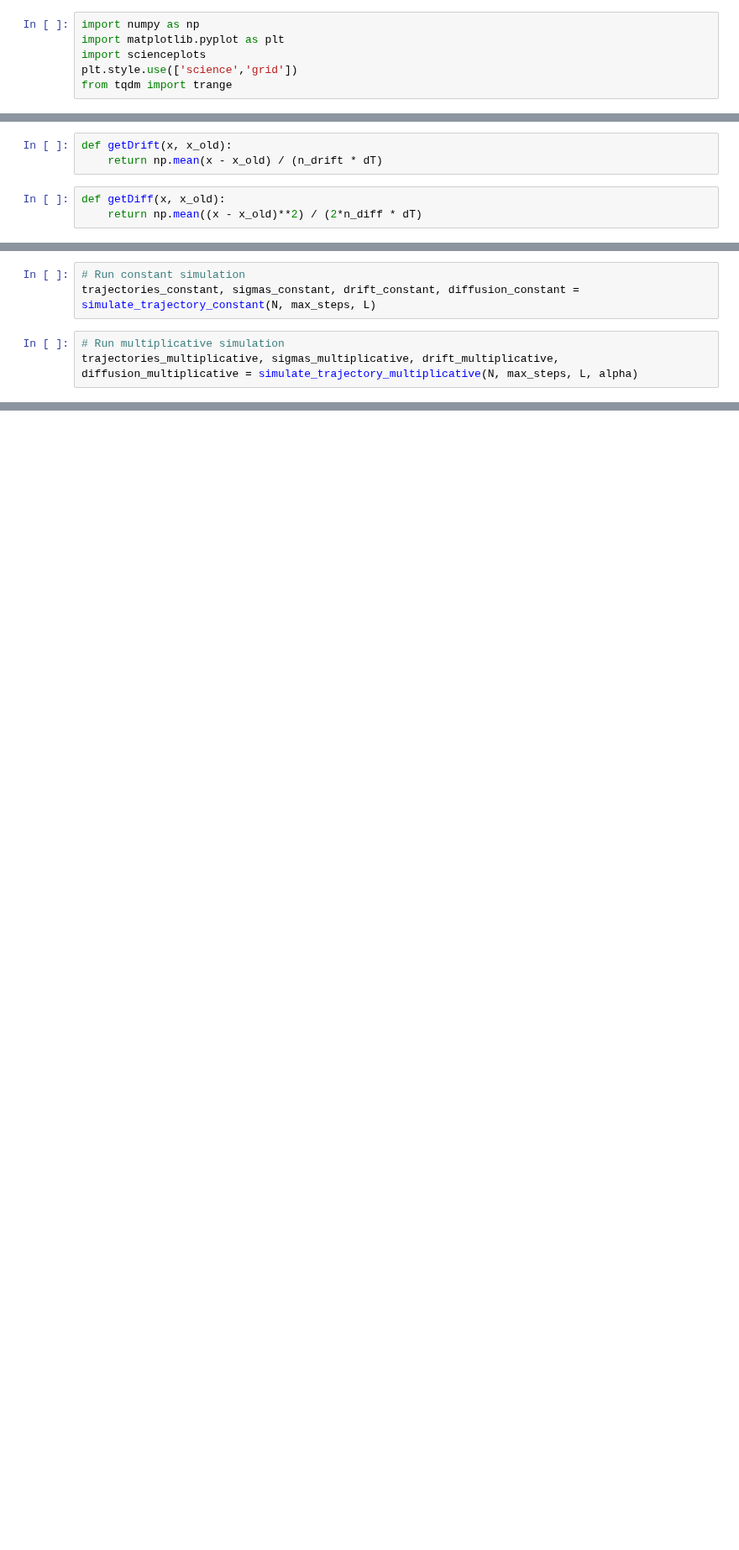
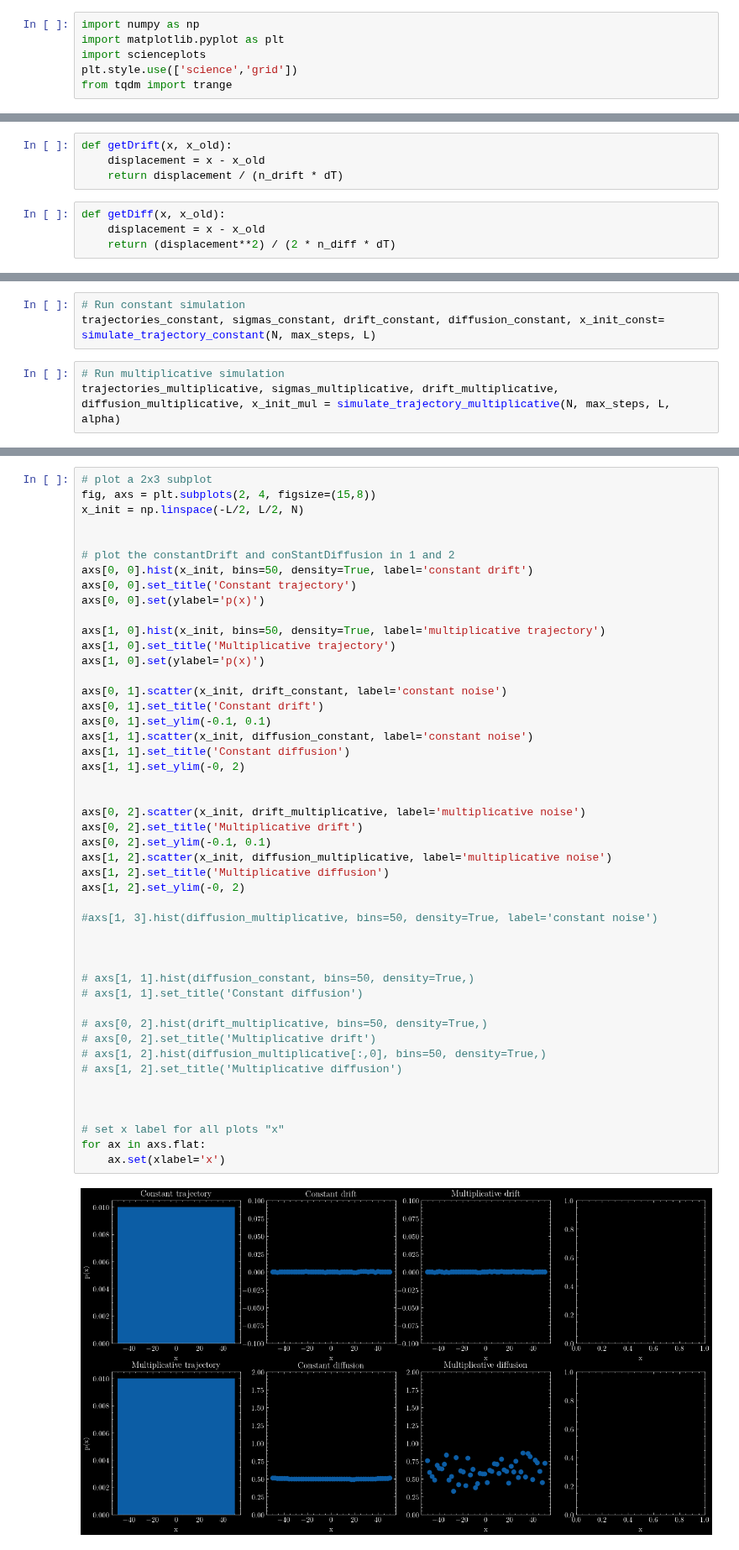
Before and after one commit to FelixWaldschock/Chalmers_FFR120_Simulation_Of_Complex_System, a Jupyter notebook: HW_02/Exercise_7-6.ipynb, the cells around one changed output, grey strips where cells are left out. Shown at 84% size. Cells and saved outputs as stored; diff of their text form; blank space fills up the shorter version.

```diff
--- a/HW_02/Exercise_7-6.ipynb
+++ b/HW_02/Exercise_7-6.ipynb
@@ -37,9 +34,11 @@ sigmas = np.zeros(N)
 # %%
 def getDrift(x, x_old):
-    return np.mean(x - x_old) / (n_drift * dT)
+    displacement = x - x_old
+    return displacement / (n_drift * dT)
 # %%
 def getDiff(x, x_old):
-    return np.mean((x - x_old)**2) / (2*n_diff * dT)
+    displacement = x - x_old
+    return (displacement**2) / (2 * n_diff * dT)
 # %%
 # constant noise simulation ex 7.2
 
@@ -131,6 +143,6 @@ def simulate_trajectory_multiplicative(N, max_steps, L, alpha):
 # %%
 # Run constant simulation
-trajectories_constant, sigmas_constant, drift_constant, diffusion_constant = simulate_trajectory_constant(N, max_steps, L)
+trajectories_constant, sigmas_constant, drift_constant, diffusion_constant, x_init_const= simulate_trajectory_constant(N, max_steps, L)
 # %%
 # Run multiplicative simulation
-trajectories_multiplicative, sigmas_multiplicative, drift_multiplicative, diffusion_multiplicative = simulate_trajectory_multiplicative(N, max_steps, L, alpha)
+trajectories_multiplicative, sigmas_multiplicative, drift_multiplicative, diffusion_multiplicative, x_init_mul = simulate_trajectory_multiplicative(N, max_steps, L, alpha)
@@ -165,0 +149,49 @@ plt.hist(drift_constant.T, bins=bins, density=True, label='constant noise')
+# %%
+# plot a 2x3 subplot
+fig, axs = plt.subplots(2, 4, figsize=(15,8))
+x_init = np.linspace(-L/2, L/2, N)
+
+
+# plot the constantDrift and conStantDiffusion in 1 and 2
+axs[0, 0].hist(x_init, bins=50, density=True, label='constant drift')
+axs[0, 0].set_title('Constant trajectory')
+axs[0, 0].set(ylabel='p(x)')
+
+axs[1, 0].hist(x_init, bins=50, density=True, label='multiplicative trajectory')
+axs[1, 0].set_title('Multiplicative trajectory')
+axs[1, 0].set(ylabel='p(x)')
+
+axs[0, 1].scatter(x_init, drift_constant, label='constant noise')
+axs[0, 1].set_title('Constant drift')
+axs[0, 1].set_ylim(-0.1, 0.1)
+axs[1, 1].scatter(x_init, diffusion_constant, label='constant noise')
+axs[1, 1].set_title('Constant diffusion')
+axs[1, 1].set_ylim(-0, 2)
+
+
+axs[0, 2].scatter(x_init, drift_multiplicative, label='multiplicative noise')
+axs[0, 2].set_title('Multiplicative drift')
+axs[0, 2].set_ylim(-0.1, 0.1)
+axs[1, 2].scatter(x_init, diffusion_multiplicative, label='multiplicative noise')
+axs[1, 2].set_title('Multiplicative diffusion')
+axs[1, 2].set_ylim(-0, 2)
+
+#axs[1, 3].hist(diffusion_multiplicative, bins=50, density=True, label='constant noise')
+
+
+
+# axs[1, 1].hist(diffusion_constant, bins=50, density=True,)
+# axs[1, 1].set_title('Constant diffusion')
+
+# axs[0, 2].hist(drift_multiplicative, bins=50, density=True,)
+# axs[0, 2].set_title('Multiplicative drift')
+# axs[1, 2].hist(diffusion_multiplicative[:,0], bins=50, density=True,)
+# axs[1, 2].set_title('Multiplicative diffusion')
+
+
+
+# set x label for all plots "x"
+for ax in axs.flat:
+    ax.set(xlabel='x')
+# %% [output]
+[figure, added]
```
Also changed, not shown: parts of 5 cells of this notebook, 6 other files.
